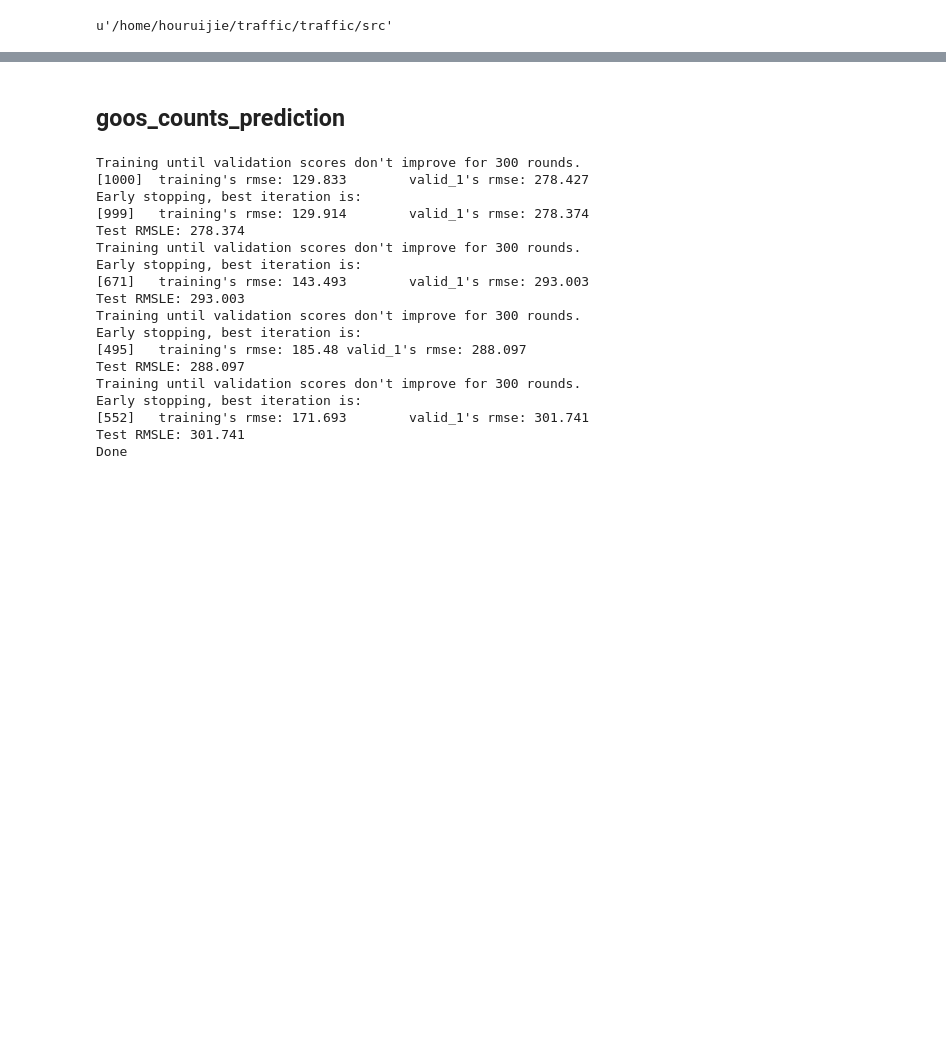
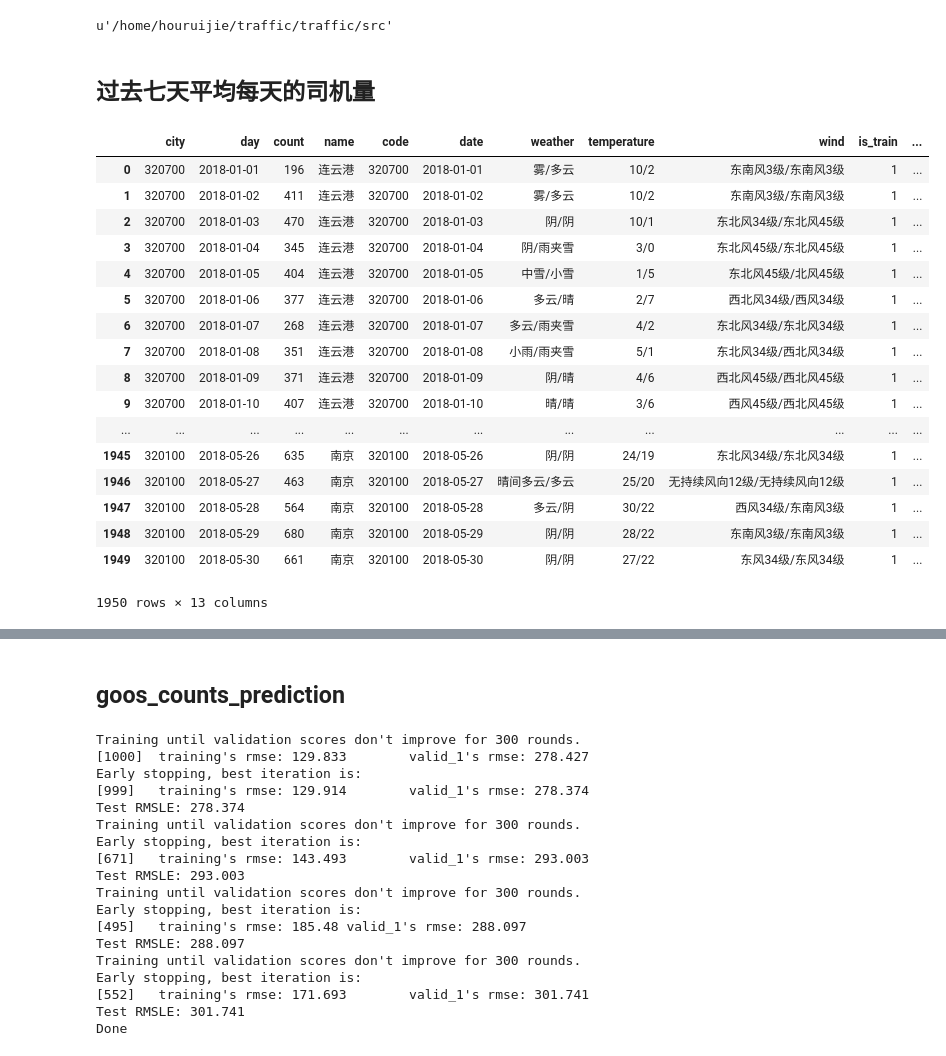
Before and after one commit to fengyin123/traffic, a Jupyter notebook: src/baseline.ipynb, the cells around one changed output, grey strips where cells are left out. Saved outputs shown, nothing was run; the diff lists cells and outputs as text; code cells hidden in the pictures; blank space fills up the shorter version.

```diff
--- a/src/baseline.ipynb
+++ b/src/baseline.ipynb
@@ -74,3 +74,30 @@ predict_data['is_train'] = 0
 # %%
 goods_counts_features = ['city', 'day', 'weather', 'temperature','wind','is_train']
 driver_counts_features = ['city', 'day', 'weather', 'temperature','wind','is_train']
+# %% [markdown]
+## 过去七天平均每天的司机量
+# %%
+goods_counts_add_weather['last_seven_day_counts'] = goods_counts_add_weather.groupby(['code'])['count'].cumsum().diff(periods=7)/7
+goods_counts_add_weather['last_three_day_counts'] = goods_counts_add_weather.groupby(['code'])['count'].cumsum().diff(periods=3)/3
+goods_counts_add_weather['last_one_month_counts'] = goods_counts_add_weather.groupby(['code'])['count'].cumsum().diff(periods=30)/30
+# %%
+goods_counts_add_weather
+# %% [output]
+|  | city | day | count | name | code | date | weather | temperature | wind | is_train | ... |
+| 0 | 320700 | 2018-01-01 | 196 | 连云港 | 320700 | 2018-01-01 | 雾/多云 | 10/2 | 东南风3级/东南风3级 | 1 | ... |
+| 1 | 320700 | 2018-01-02 | 411 | 连云港 | 320700 | 2018-01-02 | 雾/多云 | 10/2 | 东南风3级/东南风3级 | 1 | ... |
+| 2 | 320700 | 2018-01-03 | 470 | 连云港 | 320700 | 2018-01-03 | 阴/阴 | 10/1 | 东北风34级/东北风45级 | 1 | ... |
+| 3 | 320700 | 2018-01-04 | 345 | 连云港 | 320700 | 2018-01-04 | 阴/雨夹雪 | 3/0 | 东北风45级/东北风45级 | 1 | ... |
+| 4 | 320700 | 2018-01-05 | 404 | 连云港 | 320700 | 2018-01-05 | 中雪/小雪 | 1/5 | 东北风45级/北风45级 | 1 | ... |
+| 5 | 320700 | 2018-01-06 | 377 | 连云港 | 320700 | 2018-01-06 | 多云/晴 | 2/7 | 西北风34级/西风34级 | 1 | ... |
+| 6 | 320700 | 2018-01-07 | 268 | 连云港 | 320700 | 2018-01-07 | 多云/雨夹雪 | 4/2 | 东北风34级/东北风34级 | 1 | ... |
+| 7 | 320700 | 2018-01-08 | 351 | 连云港 | 320700 | 2018-01-08 | 小雨/雨夹雪 | 5/1 | 东北风34级/西北风34级 | 1 | ... |
+| 8 | 320700 | 2018-01-09 | 371 | 连云港 | 320700 | 2018-01-09 | 阴/晴 | 4/6 | 西北风45级/西北风45级 | 1 | ... |
+| 9 | 320700 | 2018-01-10 | 407 | 连云港 | 320700 | 2018-01-10 | 晴/晴 | 3/6 | 西风45级/西北风45级 | 1 | ... |
+| ... | ... | ... | ... | ... | ... | ... | ... | ... | ... | ... | ... |
+| 1945 | 320100 | 2018-05-26 | 635 | 南京 | 320100 | 2018-05-26 | 阴/阴 | 24/19 | 东北风34级/东北风34级 | 1 | ... |
+| 1946 | 320100 | 2018-05-27 | 463 | 南京 | 320100 | 2018-05-27 | 晴间多云/多云 | 25/20 | 无持续风向12级/无持续风向12级 | 1 | ... |
+| 1947 | 320100 | 2018-05-28 | 564 | 南京 | 320100 | 2018-05-28 | 多云/阴 | 30/22 | 西风34级/东南风3级 | 1 | ... |
+| 1948 | 320100 | 2018-05-29 | 680 | 南京 | 320100 | 2018-05-29 | 阴/阴 | 28/22 | 东南风3级/东南风3级 | 1 | ... |
+| 1949 | 320100 | 2018-05-30 | 661 | 南京 | 320100 | 2018-05-30 | 阴/阴 | 27/22 | 东风34级/东风34级 | 1 | ... |
+1950 rows × 13 columns
```
Also changed, not shown: parts of 1 cell of this notebook, 1 other file.
